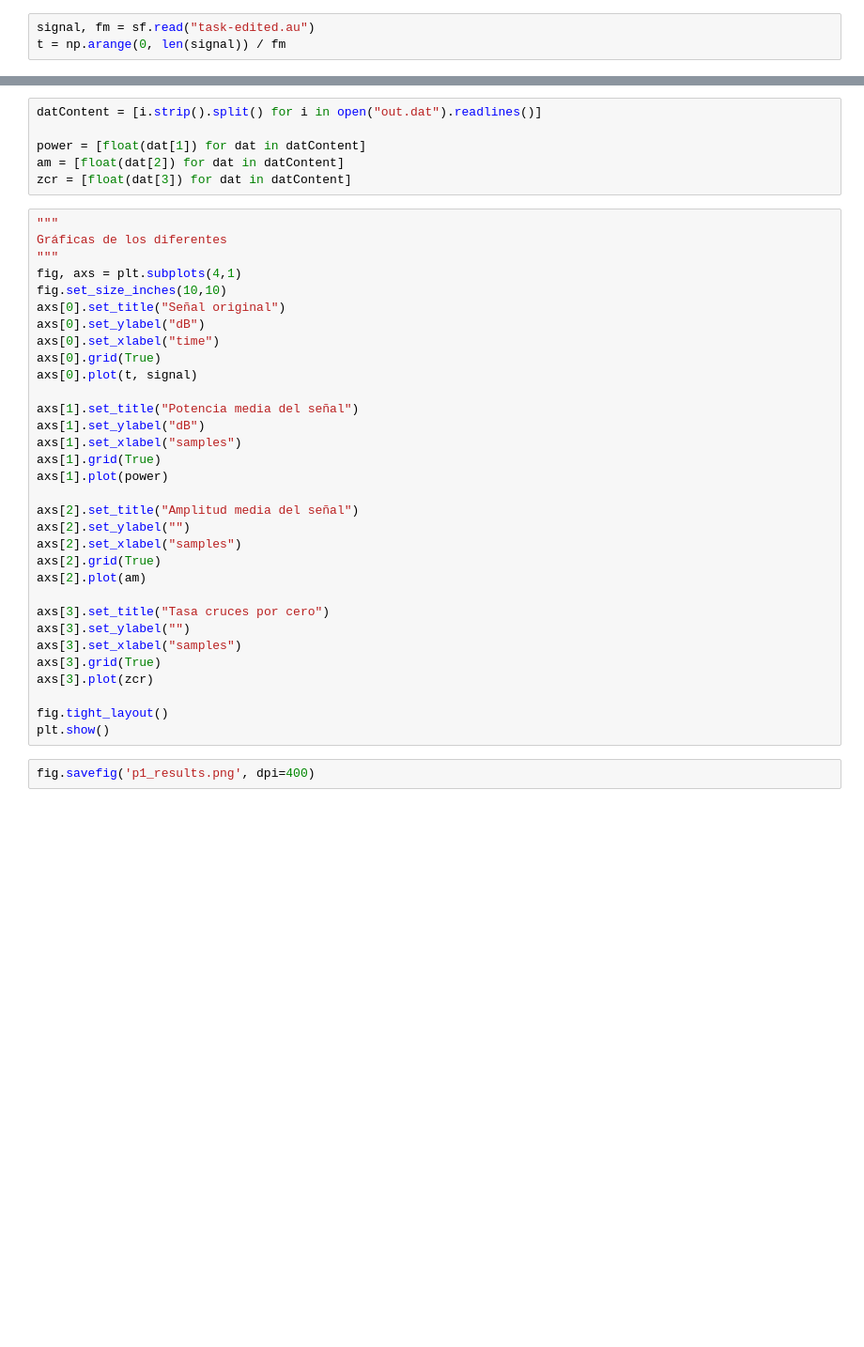
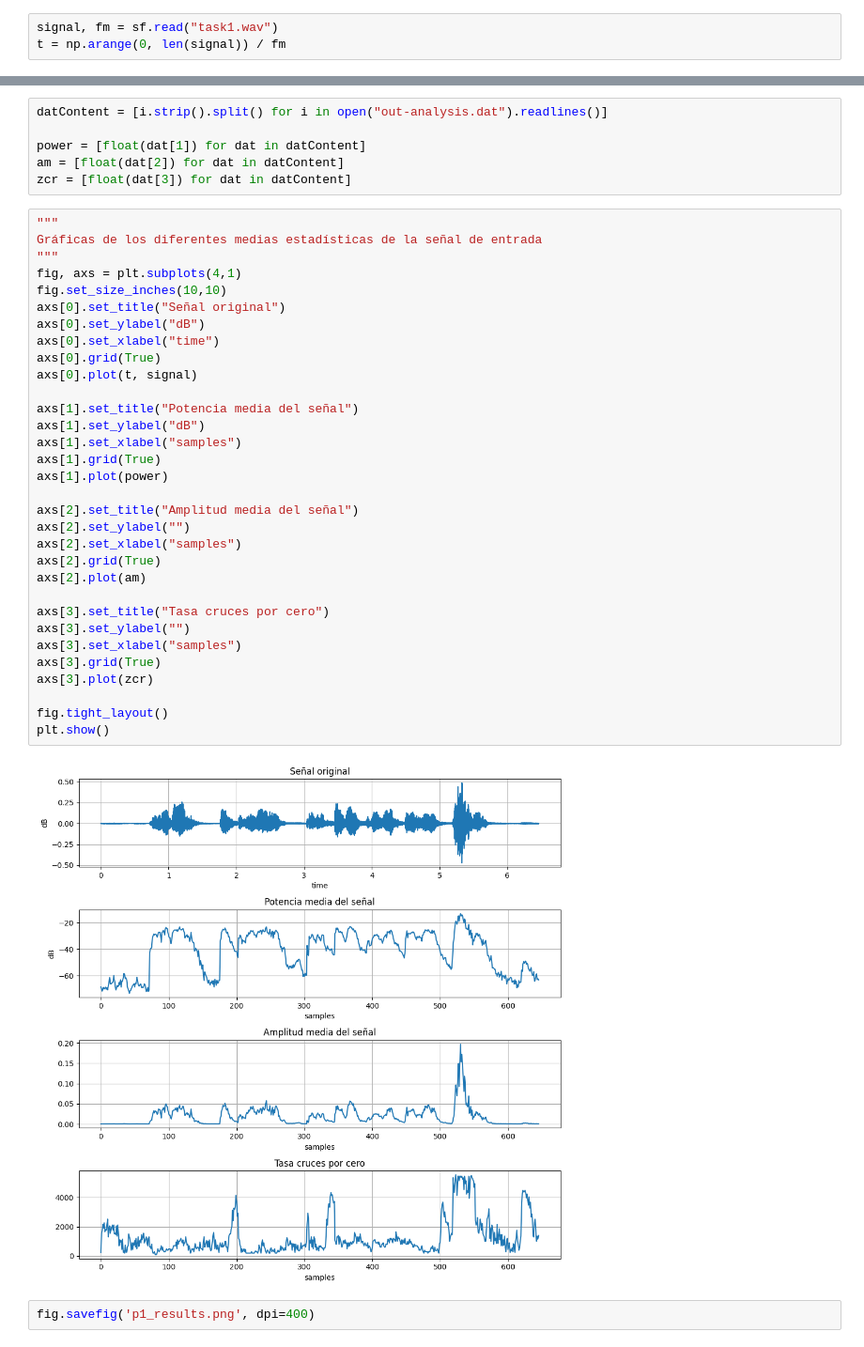
Before and after one commit to ivaaanrm/PAV-ETSEB, a Jupyter notebook: P1/p1_rplots.ipynb, the cells around one changed output, grey strips where cells are left out. Shown at 94% size. Cells and saved outputs as stored; diff of their text form; blank space fills up the shorter version.

```diff
--- a/P1/p1_rplots.ipynb
+++ b/P1/p1_rplots.ipynb
@@ -5,5 +4,5 @@ import pandas as pd
 import numpy as np
 # %%
-signal, fm = sf.read("task-edited.au")
+signal, fm = sf.read("task1.wav")
 t = np.arange(0, len(signal)) / fm
 # %% [markdown]
@@ -11,40 +10,42 @@ Obtenemos los datos de la potencia media, la amplitud media y la tasa de cruces
 # %%
-datContent = [i.strip().split() for i in open("out.dat").readlines()]
+datContent = [i.strip().split() for i in open("out-analysis.dat").readlines()]
 
 power = [float(dat[1]) for dat in datContent]
 am = [float(dat[2]) for dat in datContent]
 zcr = [float(dat[3]) for dat in datContent]
 # %%
 """
-Gráficas de los diferentes
+Gráficas de los diferentes medias estadísticas de la señal de entrada
 """
 fig, axs = plt.subplots(4,1)
 fig.set_size_inches(10,10)
 axs[0].set_title("Señal original")
 axs[0].set_ylabel("dB")
 axs[0].set_xlabel("time")
 axs[0].grid(True)
 axs[0].plot(t, signal)
 
 axs[1].set_title("Potencia media del señal")
 axs[1].set_ylabel("dB")
 axs[1].set_xlabel("samples")
 axs[1].grid(True)
 axs[1].plot(power)
 
 axs[2].set_title("Amplitud media del señal")
 axs[2].set_ylabel("")
 axs[2].set_xlabel("samples")
 axs[2].grid(True)
 axs[2].plot(am)
 
 axs[3].set_title("Tasa cruces por cero")
 axs[3].set_ylabel("")
 axs[3].set_xlabel("samples")
 axs[3].grid(True)
 axs[3].plot(zcr)
 
 fig.tight_layout()
 plt.show()
+# %% [output]
+[figure, added]
 # %%
 fig.savefig('p1_results.png', dpi=400)
```
Also changed, not shown: parts of 2 cells of this notebook, 5 other files.
